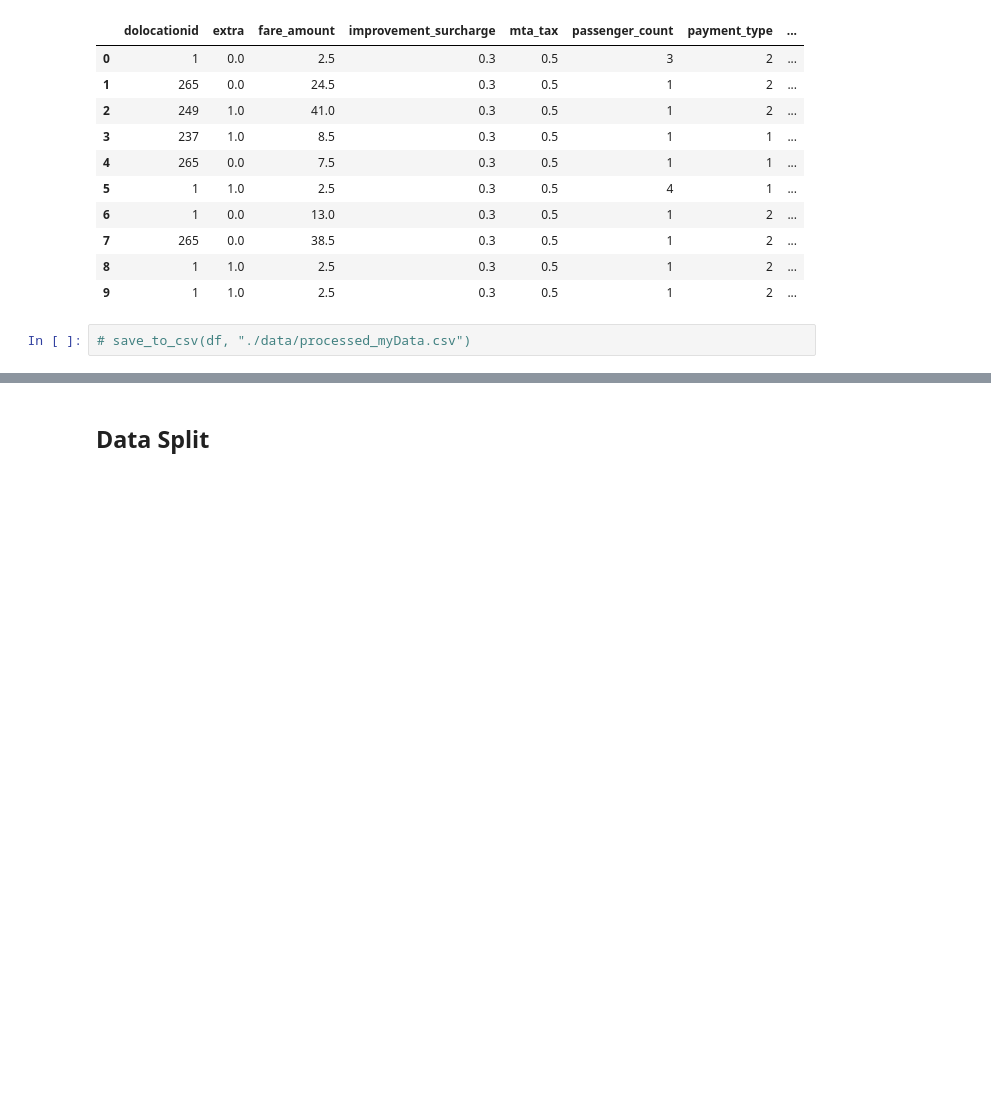
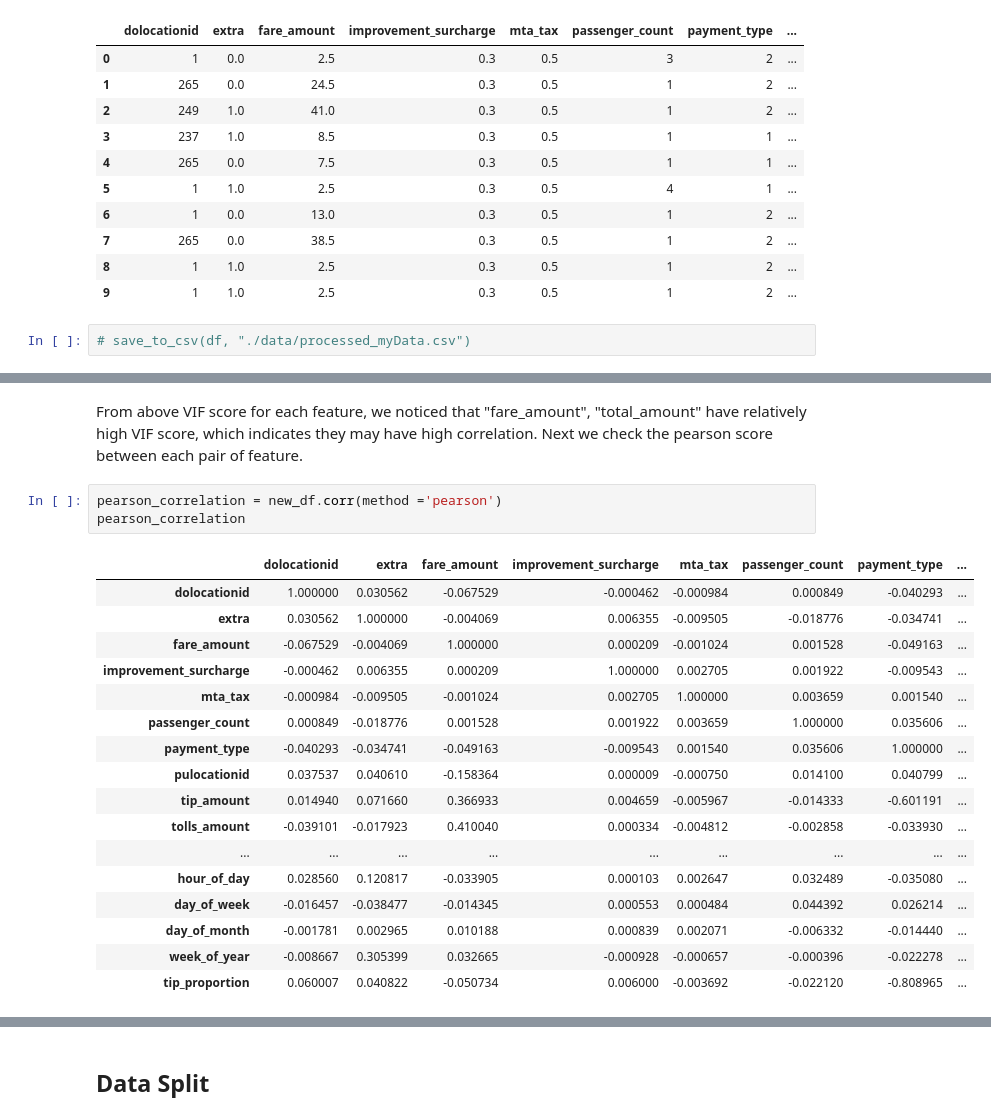
Before and after one commit to zach96guan/15-688_PDS_Project, a Jupyter notebook: preprocess.ipynb, the cells around one changed output, grey strips where cells are left out. Cells and saved outputs as stored; diff of their text form; blank space fills up the shorter version.

```diff
--- a/preprocess.ipynb
+++ b/preprocess.ipynb
@@ -170,0 +212,23 @@ df.head(10)
+# %% [markdown]
+From above VIF score for each feature, we noticed that "fare_amount", "total_amount" have relatively high VIF score, which indicates they may have high correlation. Next we check the pearson score between each pair of feature.
+# %%
+pearson_correlation = new_df.corr(method ='pearson')
+pearson_correlation
+# %% [output]
+|  | dolocationid | extra | fare_amount | improvement_surcharge | mta_tax | passenger_count | payment_type | ... |
+| dolocationid | 1.000000 | 0.030562 | -0.067529 | -0.000462 | -0.000984 | 0.000849 | -0.040293 | ... |
+| extra | 0.030562 | 1.000000 | -0.004069 | 0.006355 | -0.009505 | -0.018776 | -0.034741 | ... |
+| fare_amount | -0.067529 | -0.004069 | 1.000000 | 0.000209 | -0.001024 | 0.001528 | -0.049163 | ... |
+| improvement_surcharge | -0.000462 | 0.006355 | 0.000209 | 1.000000 | 0.002705 | 0.001922 | -0.009543 | ... |
+| mta_tax | -0.000984 | -0.009505 | -0.001024 | 0.002705 | 1.000000 | 0.003659 | 0.001540 | ... |
+| passenger_count | 0.000849 | -0.018776 | 0.001528 | 0.001922 | 0.003659 | 1.000000 | 0.035606 | ... |
+| payment_type | -0.040293 | -0.034741 | -0.049163 | -0.009543 | 0.001540 | 0.035606 | 1.000000 | ... |
+| pulocationid | 0.037537 | 0.040610 | -0.158364 | 0.000009 | -0.000750 | 0.014100 | 0.040799 | ... |
+| tip_amount | 0.014940 | 0.071660 | 0.366933 | 0.004659 | -0.005967 | -0.014333 | -0.601191 | ... |
+| tolls_amount | -0.039101 | -0.017923 | 0.410040 | 0.000334 | -0.004812 | -0.002858 | -0.033930 | ... |
+| ... | ... | ... | ... | ... | ... | ... | ... | ... |
+| hour_of_day | 0.028560 | 0.120817 | -0.033905 | 0.000103 | 0.002647 | 0.032489 | -0.035080 | ... |
+| day_of_week | -0.016457 | -0.038477 | -0.014345 | 0.000553 | 0.000484 | 0.044392 | 0.026214 | ... |
+| day_of_month | -0.001781 | 0.002965 | 0.010188 | 0.000839 | 0.002071 | -0.006332 | -0.014440 | ... |
+| week_of_year | -0.008667 | 0.305399 | 0.032665 | -0.000928 | -0.000657 | -0.000396 | -0.022278 | ... |
+| tip_proportion | 0.060007 | 0.040822 | -0.050734 | 0.006000 | -0.003692 | -0.022120 | -0.808965 | ... |
```
Also changed, not shown: parts of 11 cells of this notebook, 1 other file.
